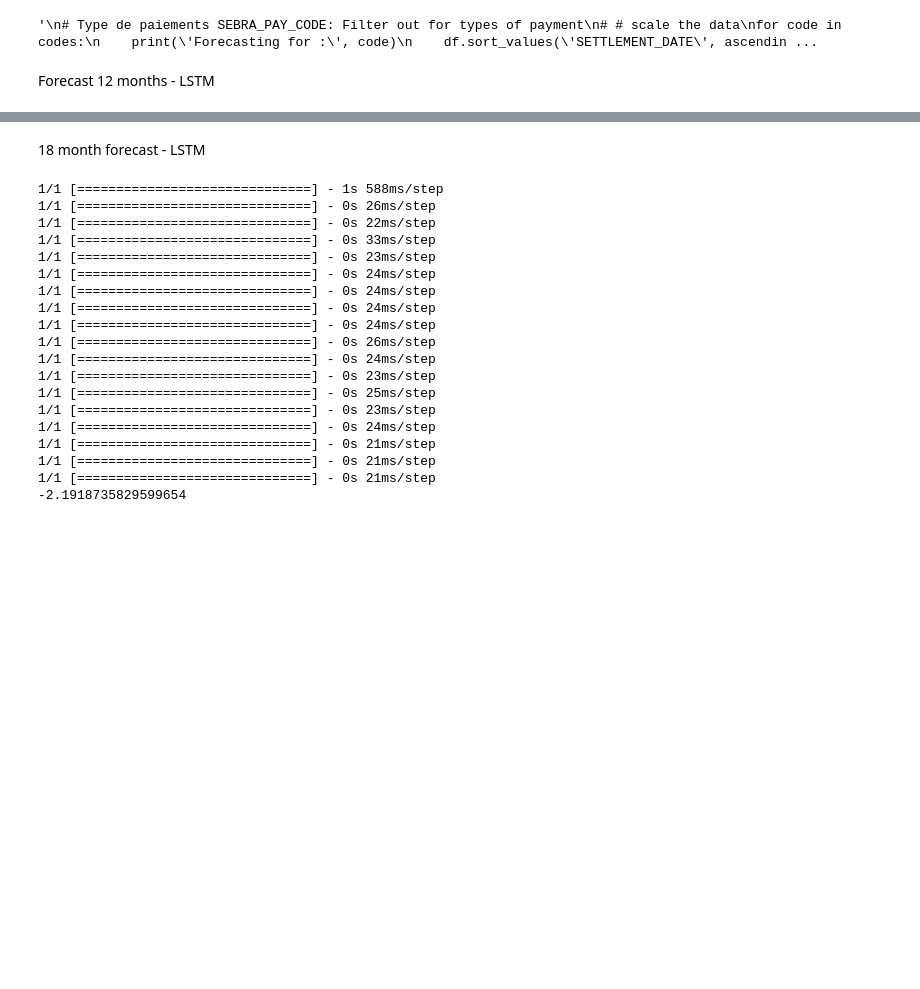
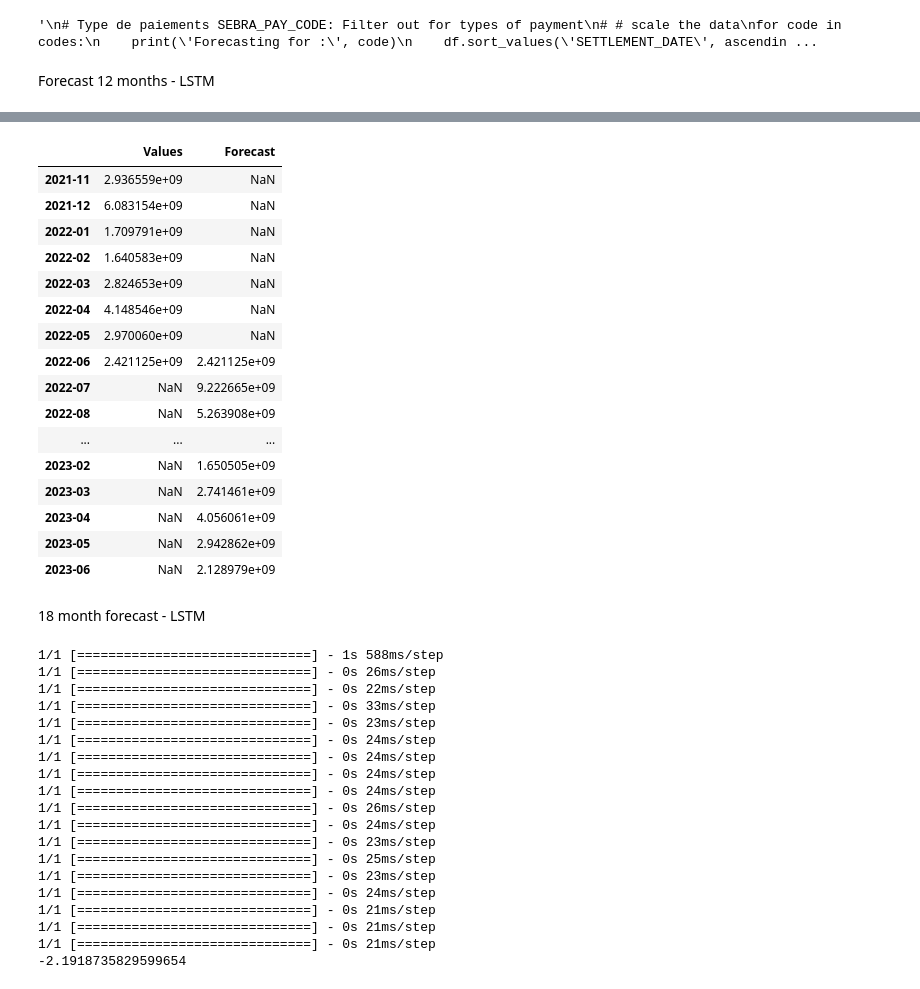
Before and after one commit to KamenDamov/Bulgarian-Gvt-Forecast, a Jupyter notebook: Forecast.ipynb, the cells around one changed output, grey strips where cells are left out. Cells and saved outputs as stored; diff of their text form; code cells hidden in the pictures; blank space fills up the shorter version.

```diff
--- a/Forecast.ipynb
+++ b/Forecast.ipynb
@@ -1347,3 +1361,23 @@ Error:  [0.03847139]
+# %%
+pred_df[-20:]
+# %% [output]
+|  | Values | Forecast |
+| 2021-11 | 2.936559e+09 | NaN |
+| 2021-12 | 6.083154e+09 | NaN |
+| 2022-01 | 1.709791e+09 | NaN |
+| 2022-02 | 1.640583e+09 | NaN |
+| 2022-03 | 2.824653e+09 | NaN |
+| 2022-04 | 4.148546e+09 | NaN |
+| 2022-05 | 2.970060e+09 | NaN |
+| 2022-06 | 2.421125e+09 | 2.421125e+09 |
+| 2022-07 | NaN | 9.222665e+09 |
+| 2022-08 | NaN | 5.263908e+09 |
+| ... | ... | ... |
+| 2023-02 | NaN | 1.650505e+09 |
+| 2023-03 | NaN | 2.741461e+09 |
+| 2023-04 | NaN | 4.056061e+09 |
+| 2023-05 | NaN | 2.942862e+09 |
+| 2023-06 | NaN | 2.128979e+09 |
 # %% [markdown]
 18 month forecast - LSTM
 # %%
```
Also changed, not shown: parts of 8 cells of this notebook.
